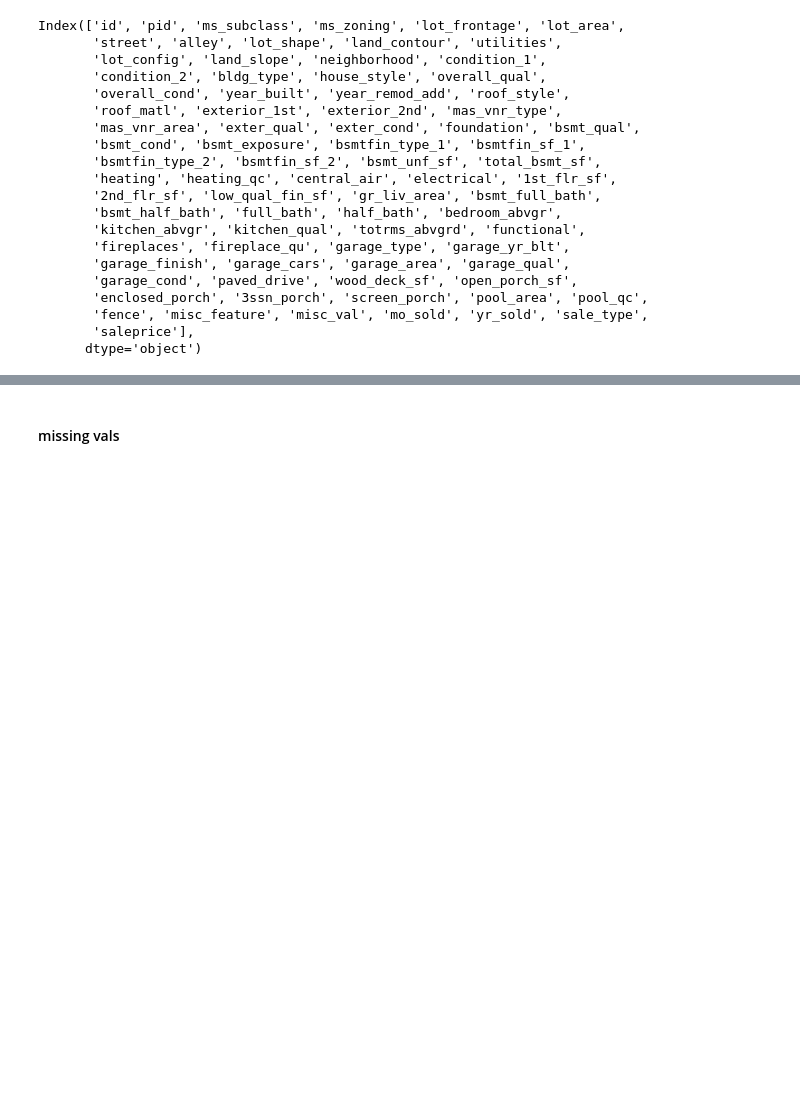
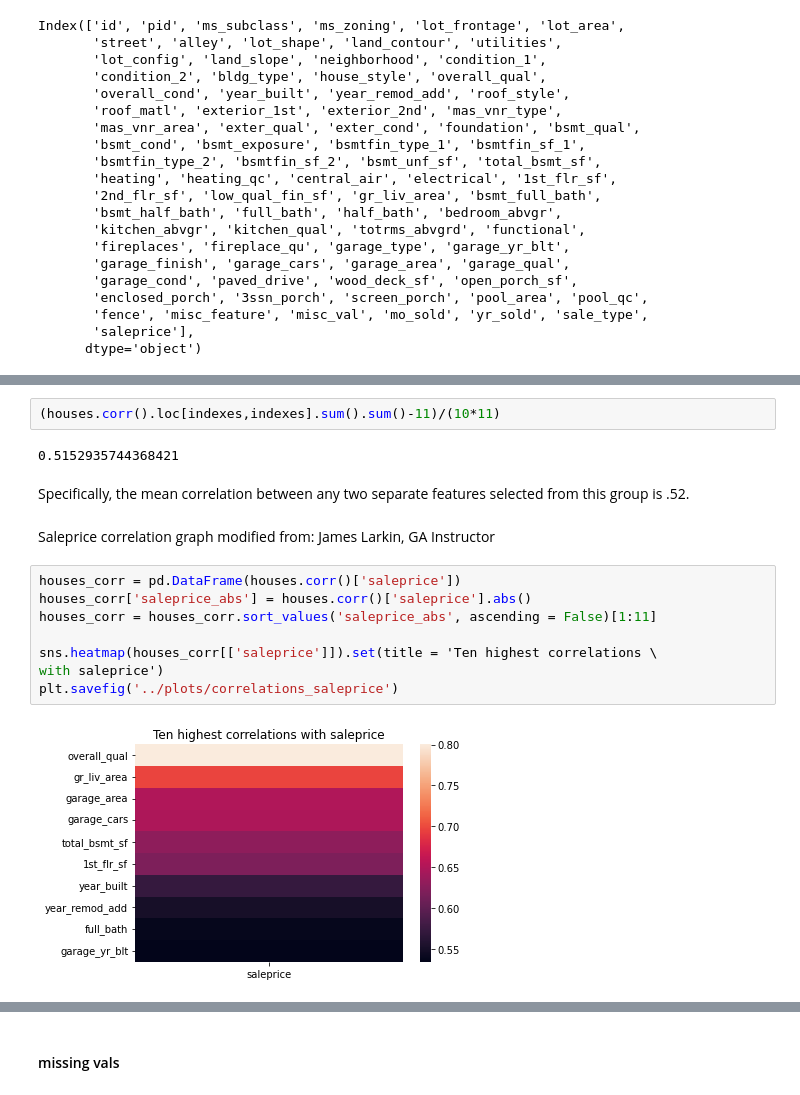
Before and after one commit to wcmohr/AmesHousing, a Jupyter notebook: notebooks/DataCleaning.ipynb, the cells around one changed output, grey strips where cells are left out. Saved outputs shown, nothing was run; the diff lists cells and outputs as text; blank space fills up the shorter version.

```diff
--- a/notebooks/DataCleaning.ipynb
+++ b/notebooks/DataCleaning.ipynb
@@ -57,0 +105,18 @@ Index(['id', 'pid', 'ms_subclass', 'ms_zoning', 'lot_frontage', 'lot_area',
+# %%
+(houses.corr().loc[indexes,indexes].sum().sum()-11)/(10*11)
+# %% [output]
+0.5152935744368421
+# %% [markdown]
+Specifically, the mean correlation between any two separate features selected from this group is .52.
+# %% [markdown]
+Saleprice correlation graph modified from: James Larkin, GA Instructor
+# %%
+houses_corr = pd.DataFrame(houses.corr()['saleprice'])
+houses_corr['saleprice_abs'] = houses.corr()['saleprice'].abs()
+houses_corr = houses_corr.sort_values('saleprice_abs', ascending = False)[1:11]
+
+sns.heatmap(houses_corr[['saleprice']]).set(title = 'Ten highest correlations \
+with saleprice')
+plt.savefig('../plots/correlations_saleprice')
+# %% [output]
+[figure, added]
```
Also changed, not shown: parts of 51 cells of this notebook, 50 other files.
